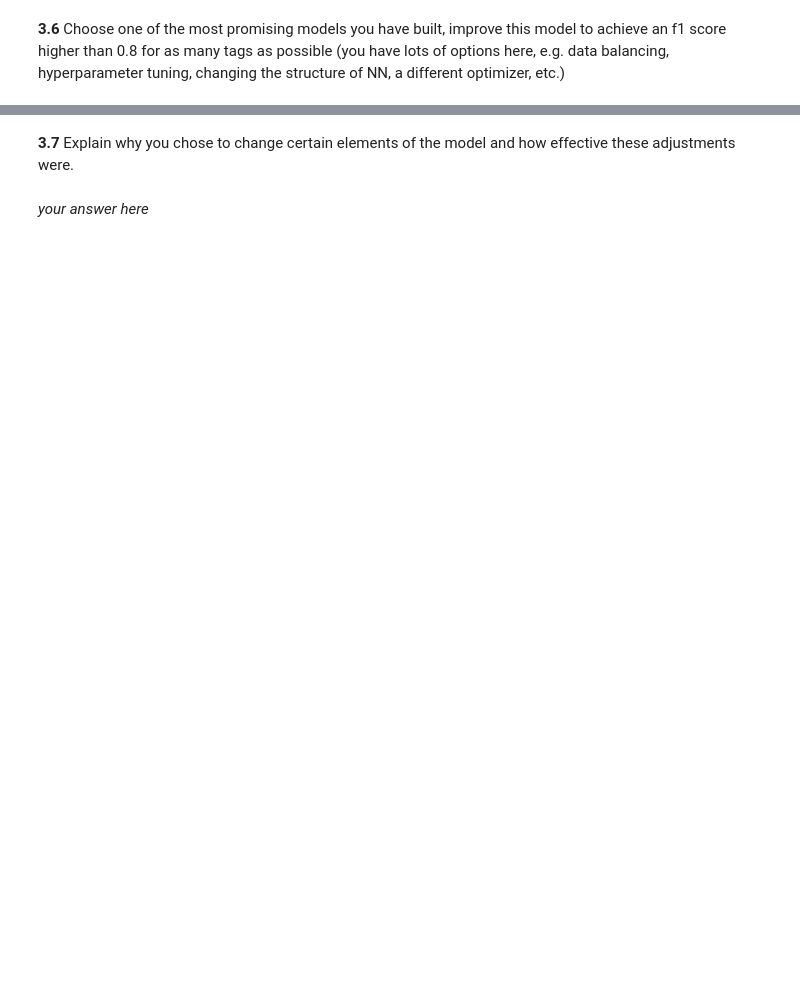
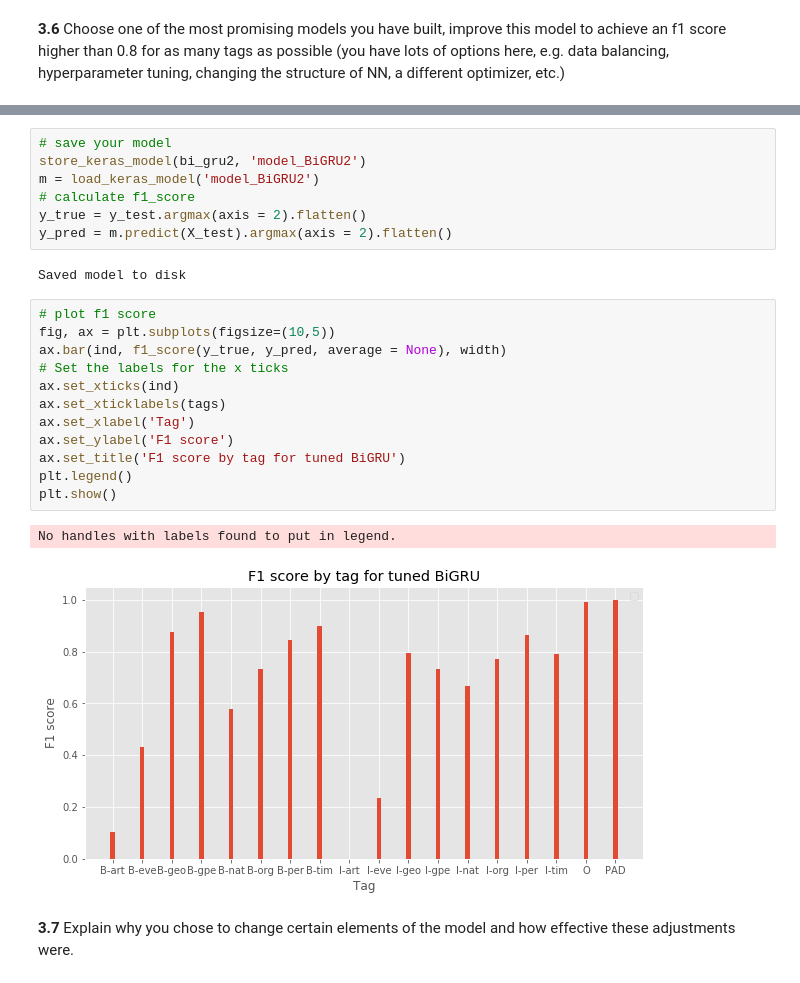
Before and after one commit to Ruby122/2020-CS109B, a Jupyter notebook: content/homeworks/hw06/cs109b_hw6.ipynb, the cells around one changed output, grey strips where cells are left out. Cells and saved outputs as stored; diff of their text form; blank space fills up the shorter version.

```diff
--- a/content/homeworks/hw06/cs109b_hw6.ipynb
+++ b/content/homeworks/hw06/cs109b_hw6.ipynb
@@ -1055,4 +1144,26 @@ array(['B-art', 'B-eve', 'B-geo', 'B-gpe', 'B-nat', 'B-org', 'B-per',
+# %%
+# save your model
+store_keras_model(bi_gru2, 'model_BiGRU2')
+m = load_keras_model('model_BiGRU2')
+# calculate f1_score
+y_true = y_test.argmax(axis = 2).flatten()
+y_pred = m.predict(X_test).argmax(axis = 2).flatten()
+# %% [output]
+Saved model to disk
+# %%
+# plot f1 score
+fig, ax = plt.subplots(figsize=(10,5))
+ax.bar(ind, f1_score(y_true, y_pred, average = None), width)
+# Set the labels for the x ticks
+ax.set_xticks(ind)
+ax.set_xticklabels(tags)
+ax.set_xlabel('Tag')
+ax.set_ylabel('F1 score')
+ax.set_title('F1 score by tag for tuned BiGRU')
+plt.legend()
+plt.show()
+# %% [output]
+No handles with labels found to put in legend.
+[figure, added]
 # %% [markdown]
 **3.7** Explain why you chose to change certain elements of the model and how effective these adjustments were.
-# %% [markdown]
-*your answer here*
```
Also changed, not shown: parts of 11 cells of this notebook, 23 other files.
